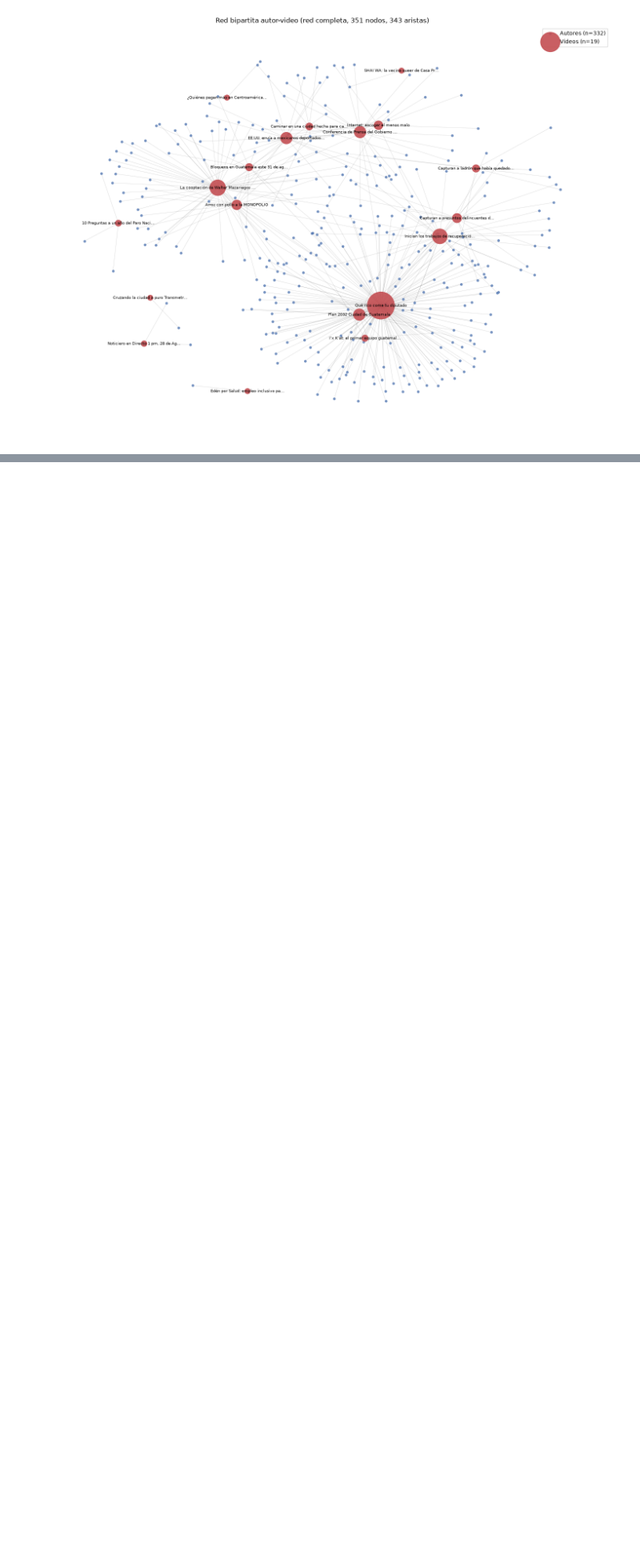
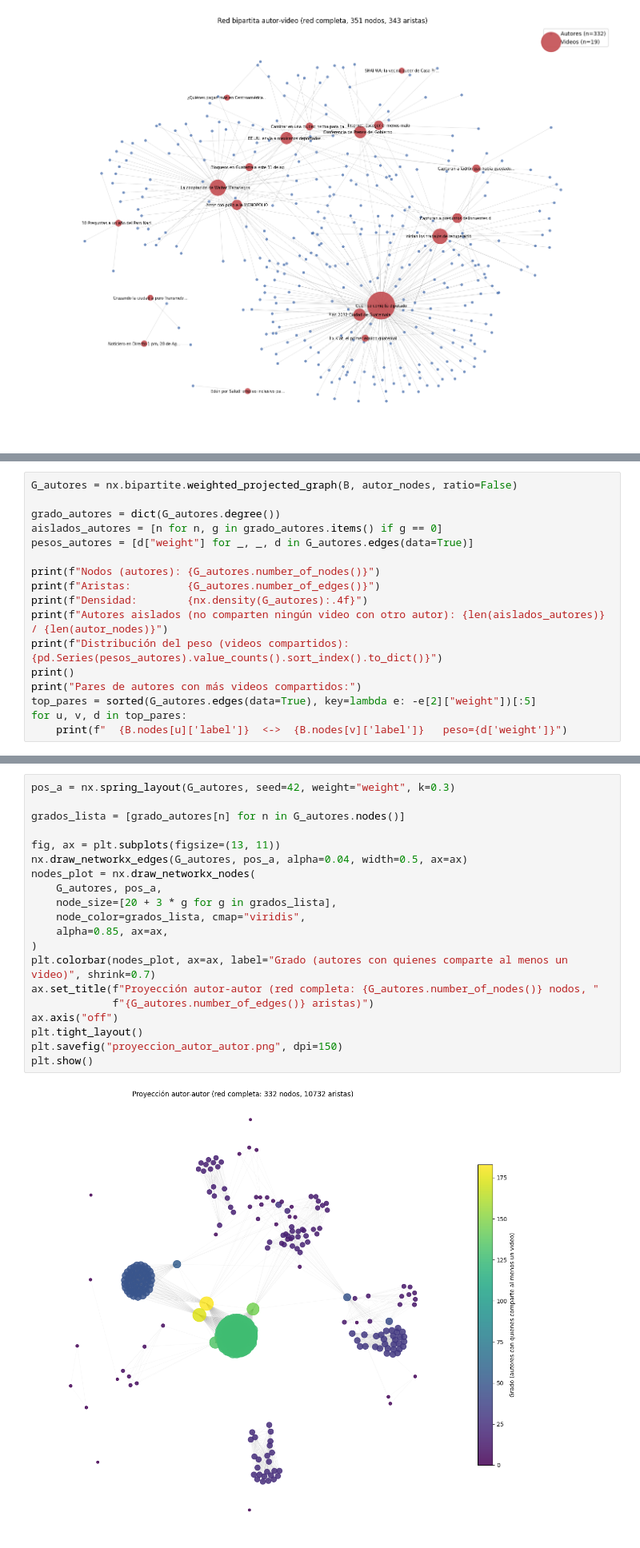
Before and after one commit to NESHGP04/Lab6-DS, a Jupyter notebook: red_bipartita_autor_video.ipynb, the cells around one changed output, grey strips where cells are left out. Shown at 80% size. Cells and saved outputs as stored; diff of their text form; blank space fills up the shorter version.

```diff
--- a/red_bipartita_autor_video.ipynb
+++ b/red_bipartita_autor_video.ipynb
@@ -237,0 +245,17 @@ plt.show()
+# %%
+G_autores = nx.bipartite.weighted_projected_graph(B, autor_nodes, ratio=False)
+
+grado_autores = dict(G_autores.degree())
+aislados_autores = [n for n, g in grado_autores.items() if g == 0]
+pesos_autores = [d["weight"] for _, _, d in G_autores.edges(data=True)]
+
+print(f"Nodos (autores): {G_autores.number_of_nodes()}")
+print(f"Aristas:         {G_autores.number_of_edges()}")
+print(f"Densidad:        {nx.density(G_autores):.4f}")
+print(f"Autores aislados (no comparten ningún video con otro autor): {len(aislados_autores)} / {len(autor_nodes)}")
+print(f"Distribución del peso (videos compartidos): {pd.Series(pesos_autores).value_counts().sort_index().to_dict()}")
+print()
+print("Pares de autores con más videos compartidos:")
+top_pares = sorted(G_autores.edges(data=True), key=lambda e: -e[2]["weight"])[:5]
+for u, v, d in top_pares:
+    print(f"  {B.nodes[u]['label']}  <->  {B.nodes[v]['label']}   peso={d['weight']}")
@@ -237,0 +362,22 @@ plt.show()
+# %%
+pos_a = nx.spring_layout(G_autores, seed=42, weight="weight", k=0.3)
+
+grados_lista = [grado_autores[n] for n in G_autores.nodes()]
+
+fig, ax = plt.subplots(figsize=(13, 11))
+nx.draw_networkx_edges(G_autores, pos_a, alpha=0.04, width=0.5, ax=ax)
+nodes_plot = nx.draw_networkx_nodes(
+    G_autores, pos_a,
+    node_size=[20 + 3 * g for g in grados_lista],
+    node_color=grados_lista, cmap="viridis",
+    alpha=0.85, ax=ax,
+)
+plt.colorbar(nodes_plot, ax=ax, label="Grado (autores con quienes comparte al menos un video)", shrink=0.7)
+ax.set_title(f"Proyección autor-autor (red completa: {G_autores.number_of_nodes()} nodos, "
+             f"{G_autores.number_of_edges()} aristas)")
+ax.axis("off")
+plt.tight_layout()
+plt.savefig("proyeccion_autor_autor.png", dpi=150)
+plt.show()
+# %% [output]
+[figure, added]
```
Also changed, not shown: parts of 10 cells of this notebook, 3 other files.
